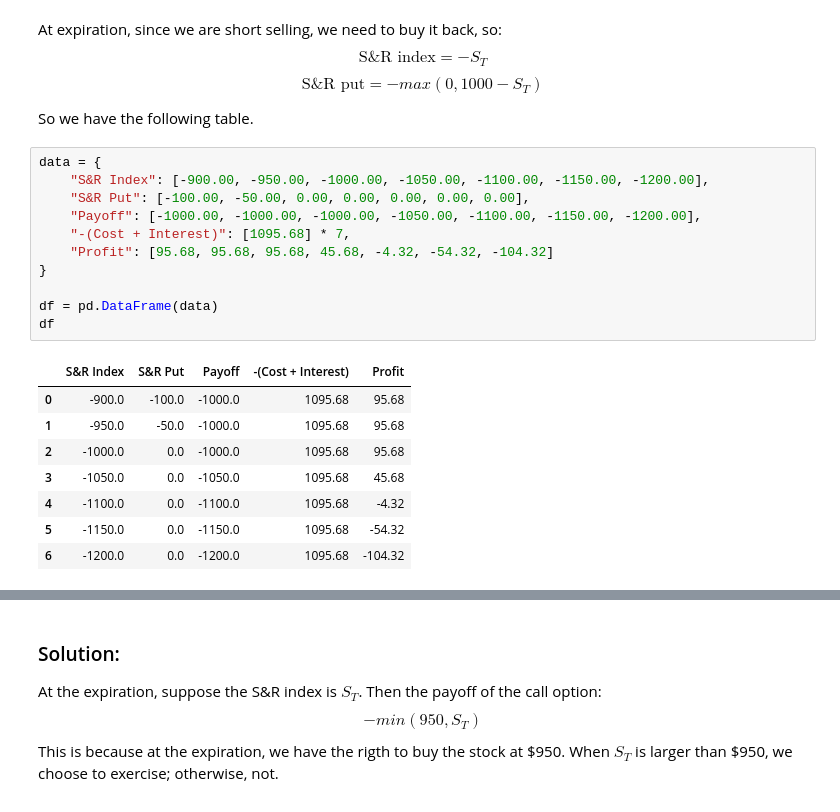
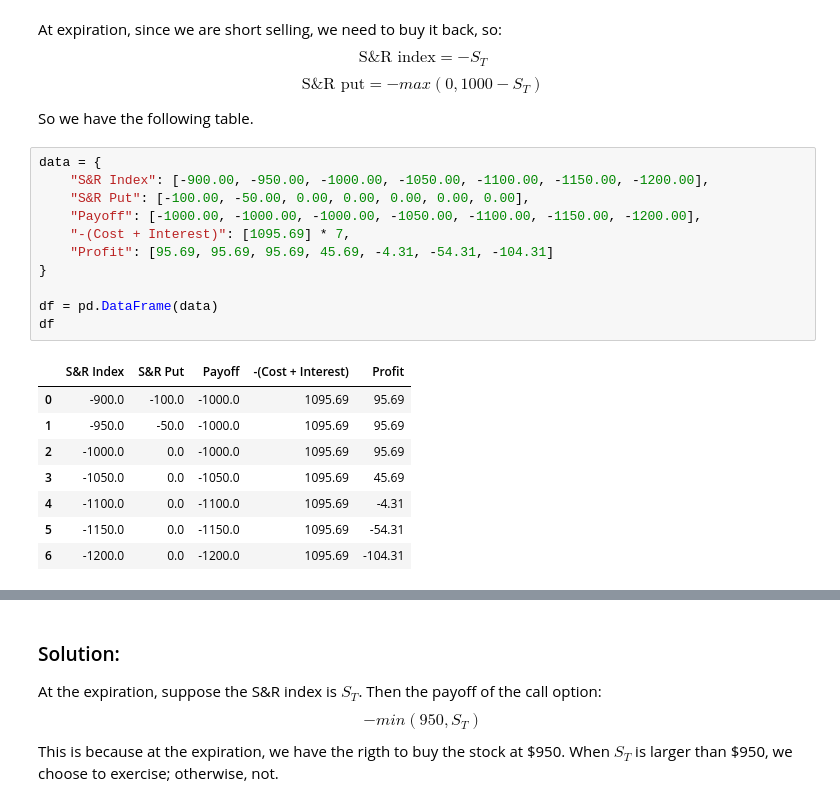
Before and after one commit to zxmath/134-Fall-2025, a Jupyter notebook: Fall 2025/134B/134B Week3.ipynb, the cells around one changed output, grey strips where cells are left out. Saved outputs shown, nothing was run; the diff lists cells and outputs as text.

```diff
--- a/Fall 2025/134B/134B Week3.ipynb
+++ b/Fall 2025/134B/134B Week3.ipynb
@@ -33,23 +41,23 @@ So we have the following table.
 # %%
 data = {
     "S&R Index": [-900.00, -950.00, -1000.00, -1050.00, -1100.00, -1150.00, -1200.00],
     "S&R Put": [-100.00, -50.00, 0.00, 0.00, 0.00, 0.00, 0.00],
     "Payoff": [-1000.00, -1000.00, -1000.00, -1050.00, -1100.00, -1150.00, -1200.00],
-    "-(Cost + Interest)": [1095.68] * 7,
-    "Profit": [95.68, 95.68, 95.68, 45.68, -4.32, -54.32, -104.32]
+    "-(Cost + Interest)": [1095.69] * 7,
+    "Profit": [95.69, 95.69, 95.69, 45.69, -4.31, -54.31, -104.31]
 }
 
 df = pd.DataFrame(data)
 df
 # %% [output]
 |  | S&R Index | S&R Put | Payoff | -(Cost + Interest) | Profit |
-| 0 | -900.0 | -100.0 | -1000.0 | 1095.68 | 95.68 |
-| 1 | -950.0 | -50.0 | -1000.0 | 1095.68 | 95.68 |
-| 2 | -1000.0 | 0.0 | -1000.0 | 1095.68 | 95.68 |
-| 3 | -1050.0 | 0.0 | -1050.0 | 1095.68 | 45.68 |
-| 4 | -1100.0 | 0.0 | -1100.0 | 1095.68 | -4.32 |
-| 5 | -1150.0 | 0.0 | -1150.0 | 1095.68 | -54.32 |
-| 6 | -1200.0 | 0.0 | -1200.0 | 1095.68 | -104.32 |
+| 0 | -900.0 | -100.0 | -1000.0 | 1095.69 | 95.69 |
+| 1 | -950.0 | -50.0 | -1000.0 | 1095.69 | 95.69 |
+| 2 | -1000.0 | 0.0 | -1000.0 | 1095.69 | 95.69 |
+| 3 | -1050.0 | 0.0 | -1050.0 | 1095.69 | 45.69 |
+| 4 | -1100.0 | 0.0 | -1100.0 | 1095.69 | -4.31 |
+| 5 | -1150.0 | 0.0 | -1150.0 | 1095.69 | -54.31 |
+| 6 | -1200.0 | 0.0 | -1200.0 | 1095.69 | -104.31 |
 # %% [markdown]
 ## Note
 **For the following problems assume the effective 6-month interest rate is 2%, the S&R 6-
```
Also changed, not shown: parts of 9 cells of this notebook, 1 other file.
